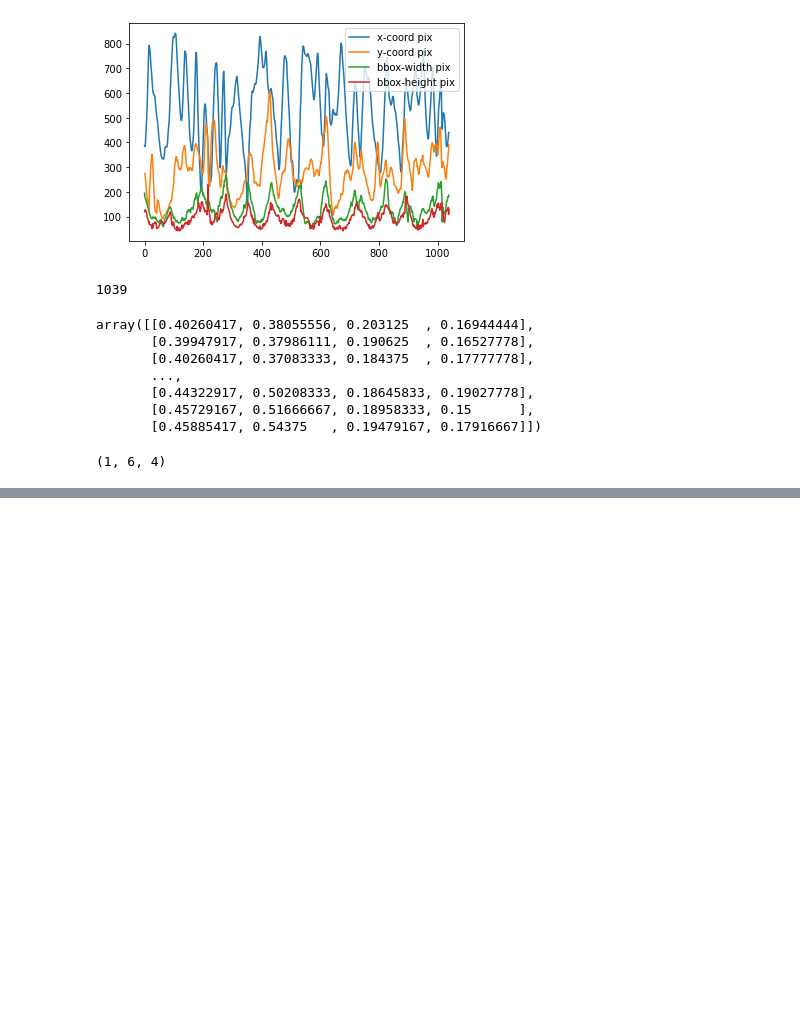
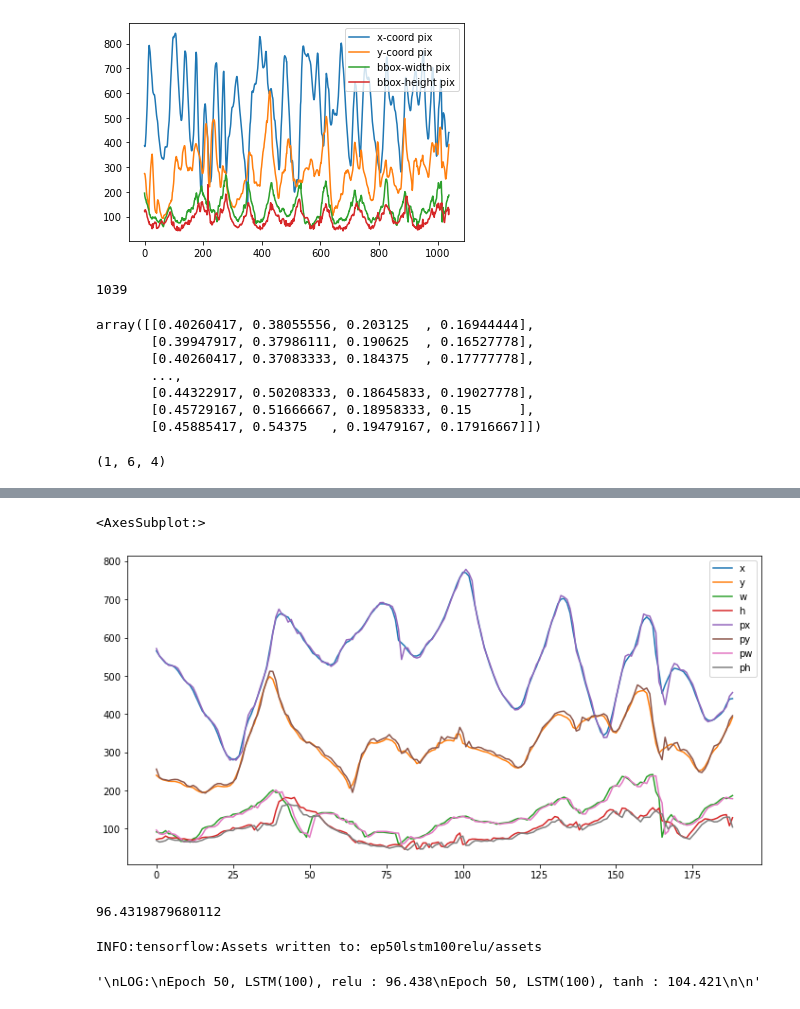
Before and after one commit to D-Belinda/visualTracking, a Jupyter notebook: lstm.ipynb, the cells around one changed output, grey strips where cells are left out. Cells and saved outputs as stored; diff of their text form; code cells hidden in the pictures; blank space fills up the shorter version.

Commit message:
lstm train

```diff
--- a/lstm.ipynb
+++ b/lstm.ipynb
@@ -113,0 +119,7 @@ plt.plot(range(len(loss_per_ep)),loss_per_ep)
+# %%
+pred = []
+current_batch = last_train_batch
+for i in range(len(test)):
+    current_pred = model.predict(current_batch)[0]
+    pred.append(current_pred)
+    current_batch = np.append(current_batch[:,1:,:],[[test[i]]], axis=1)
@@ -113,0 +144,3 @@ plt.plot(range(len(loss_per_ep)),loss_per_ep)
+# %%
+test_predictions = np.array(pred)
+test_predictions
@@ -113,0 +165,6 @@ plt.plot(range(len(loss_per_ep)),loss_per_ep)
+# %%
+test_predictions[:,(0,2)] *= 960
+test_predictions[:,(1,3)] *= 720
+test_cp = test.copy()
+test_cp[:,(0,2)] *= 960
+test_cp[:,(1,3)] *= 720
@@ -113,0 +191,3 @@ plt.plot(range(len(loss_per_ep)),loss_per_ep)
+# %%
+plot = pd.DataFrame(np.hstack((test_cp, test_predictions)), columns=['x','y','w','h','px','py','pw','ph'])
+plot
@@ -113,0 +208,24 @@ plt.plot(range(len(loss_per_ep)),loss_per_ep)
+# %%
+plot.plot(figsize=(12,6))
+# %% [output]
+<AxesSubplot:>
+[figure, added]
+# %%
+from sklearn.metrics import mean_squared_error
+rmse=mean_squared_error(test_cp, test_predictions)
+print(rmse)
+# %% [output]
+96.4319879680112
+# %%
+model.save('ep50lstm100relu')
+# %% [output]
+INFO:tensorflow:Assets written to: ep50lstm100relu/assets
+# %%
+'''
+LOG:
+Epoch 50, LSTM(100), relu : 96.438
+Epoch 50, LSTM(100), tanh : 104.421
+
+'''
+# %% [output]
+'\nLOG:\nEpoch 50, LSTM(100), relu : 96.438\nEpoch 50, LSTM(100), tanh : 104.421\n\n'
```
Also changed, not shown: parts of 9 cells of this notebook.
